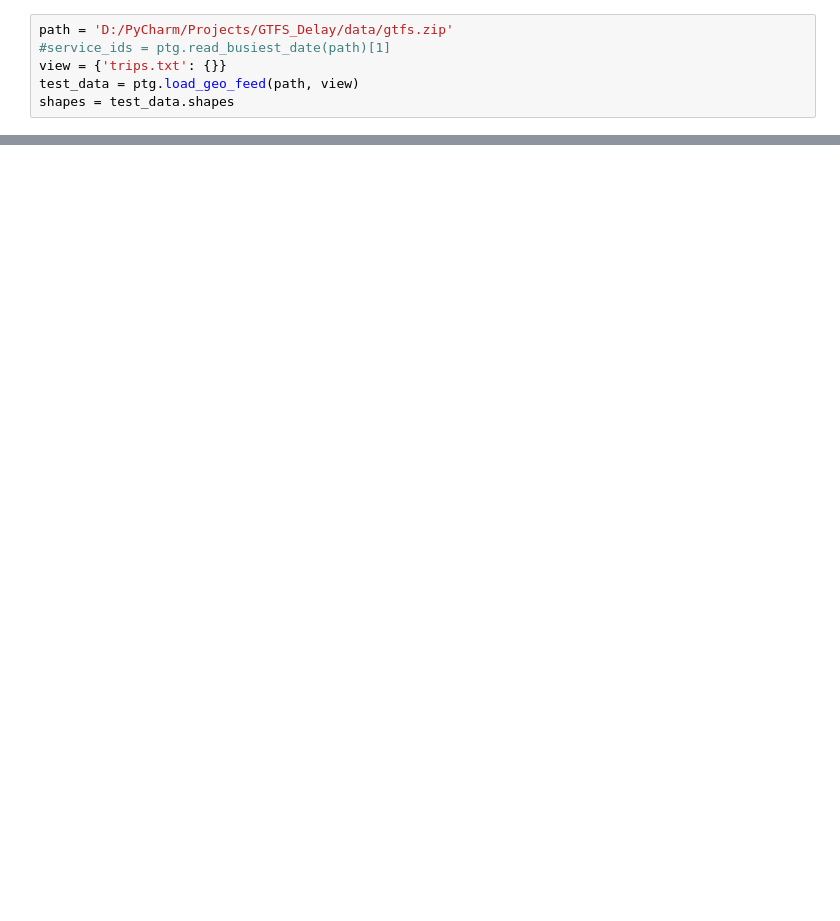
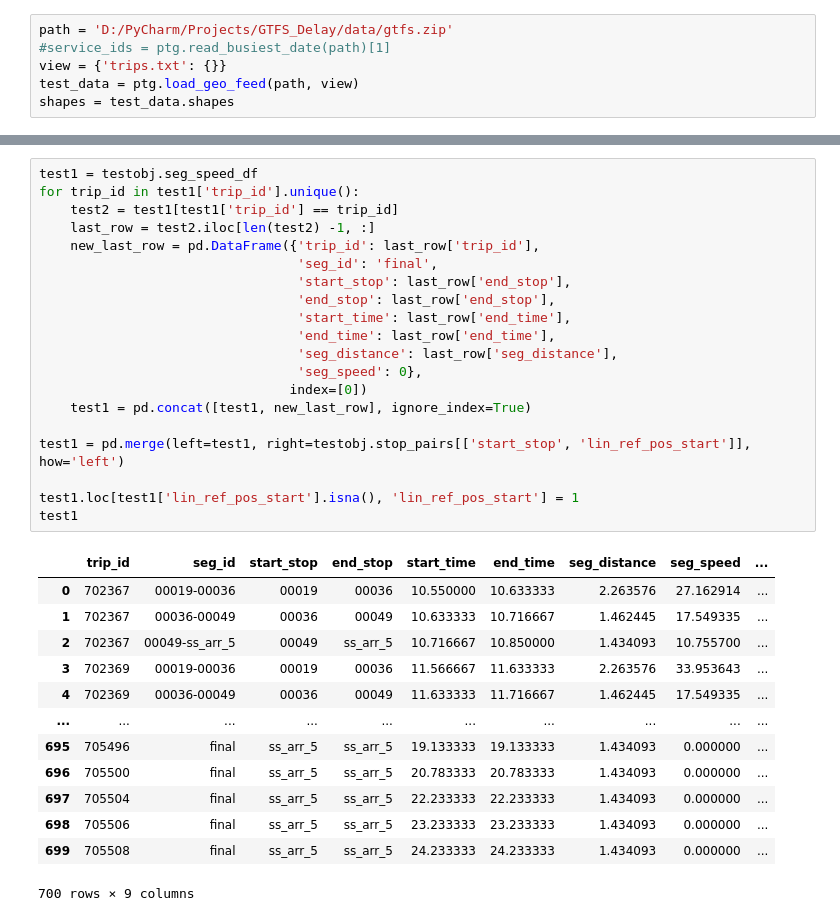
Before and after one commit to andrewm-transit/GTFS_Delay, a Jupyter notebook: notebooks/Analysis.ipynb, the cells around one changed output, grey strips where cells are left out. Saved outputs shown, nothing was run; the diff lists cells and outputs as text; blank space fills up the shorter version.

```diff
--- a/notebooks/Analysis.ipynb
+++ b/notebooks/Analysis.ipynb
@@ -83,0 +53,34 @@ testobj = GTFSDelay(test_data)
+# %%
+test1 = testobj.seg_speed_df
+for trip_id in test1['trip_id'].unique():
+    test2 = test1[test1['trip_id'] == trip_id]
+    last_row = test2.iloc[len(test2) -1, :]
+    new_last_row = pd.DataFrame({'trip_id': last_row['trip_id'],
+                                 'seg_id': 'final',
+                                 'start_stop': last_row['end_stop'],
+                                 'end_stop': last_row['end_stop'],
+                                 'start_time': last_row['end_time'],
+                                 'end_time': last_row['end_time'],
+                                 'seg_distance': last_row['seg_distance'],
+                                 'seg_speed': 0},
+                                index=[0])
+    test1 = pd.concat([test1, new_last_row], ignore_index=True)
+
+test1 = pd.merge(left=test1, right=testobj.stop_pairs[['start_stop', 'lin_ref_pos_start']], how='left')
+
+test1.loc[test1['lin_ref_pos_start'].isna(), 'lin_ref_pos_start'] = 1
+test1
+# %% [output]
+|  | trip_id | seg_id | start_stop | end_stop | start_time | end_time | seg_distance | seg_speed | ... |
+| 0 | 702367 | 00019-00036 | 00019 | 00036 | 10.550000 | 10.633333 | 2.263576 | 27.162914 | ... |
+| 1 | 702367 | 00036-00049 | 00036 | 00049 | 10.633333 | 10.716667 | 1.462445 | 17.549335 | ... |
+| 2 | 702367 | 00049-ss_arr_5 | 00049 | ss_arr_5 | 10.716667 | 10.850000 | 1.434093 | 10.755700 | ... |
+| 3 | 702369 | 00019-00036 | 00019 | 00036 | 11.566667 | 11.633333 | 2.263576 | 33.953643 | ... |
+| 4 | 702369 | 00036-00049 | 00036 | 00049 | 11.633333 | 11.716667 | 1.462445 | 17.549335 | ... |
+| ... | ... | ... | ... | ... | ... | ... | ... | ... | ... |
+| 695 | 705496 | final | ss_arr_5 | ss_arr_5 | 19.133333 | 19.133333 | 1.434093 | 0.000000 | ... |
+| 696 | 705500 | final | ss_arr_5 | ss_arr_5 | 20.783333 | 20.783333 | 1.434093 | 0.000000 | ... |
+| 697 | 705504 | final | ss_arr_5 | ss_arr_5 | 22.233333 | 22.233333 | 1.434093 | 0.000000 | ... |
+| 698 | 705506 | final | ss_arr_5 | ss_arr_5 | 23.233333 | 23.233333 | 1.434093 | 0.000000 | ... |
+| 699 | 705508 | final | ss_arr_5 | ss_arr_5 | 24.233333 | 24.233333 | 1.434093 | 0.000000 | ... |
+700 rows × 9 columns
```
Also changed, not shown: parts of 12 cells of this notebook, 1 other file.
